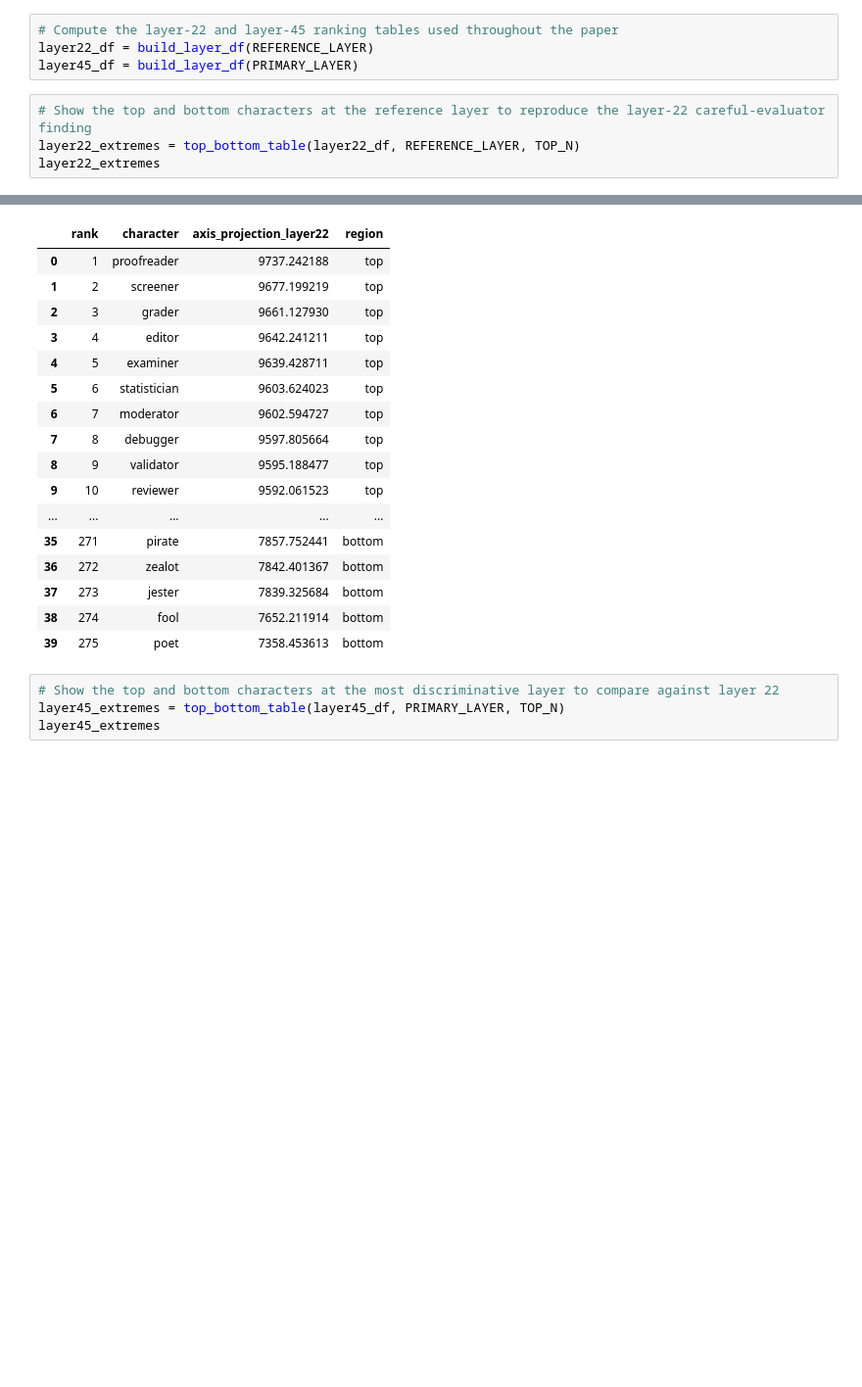
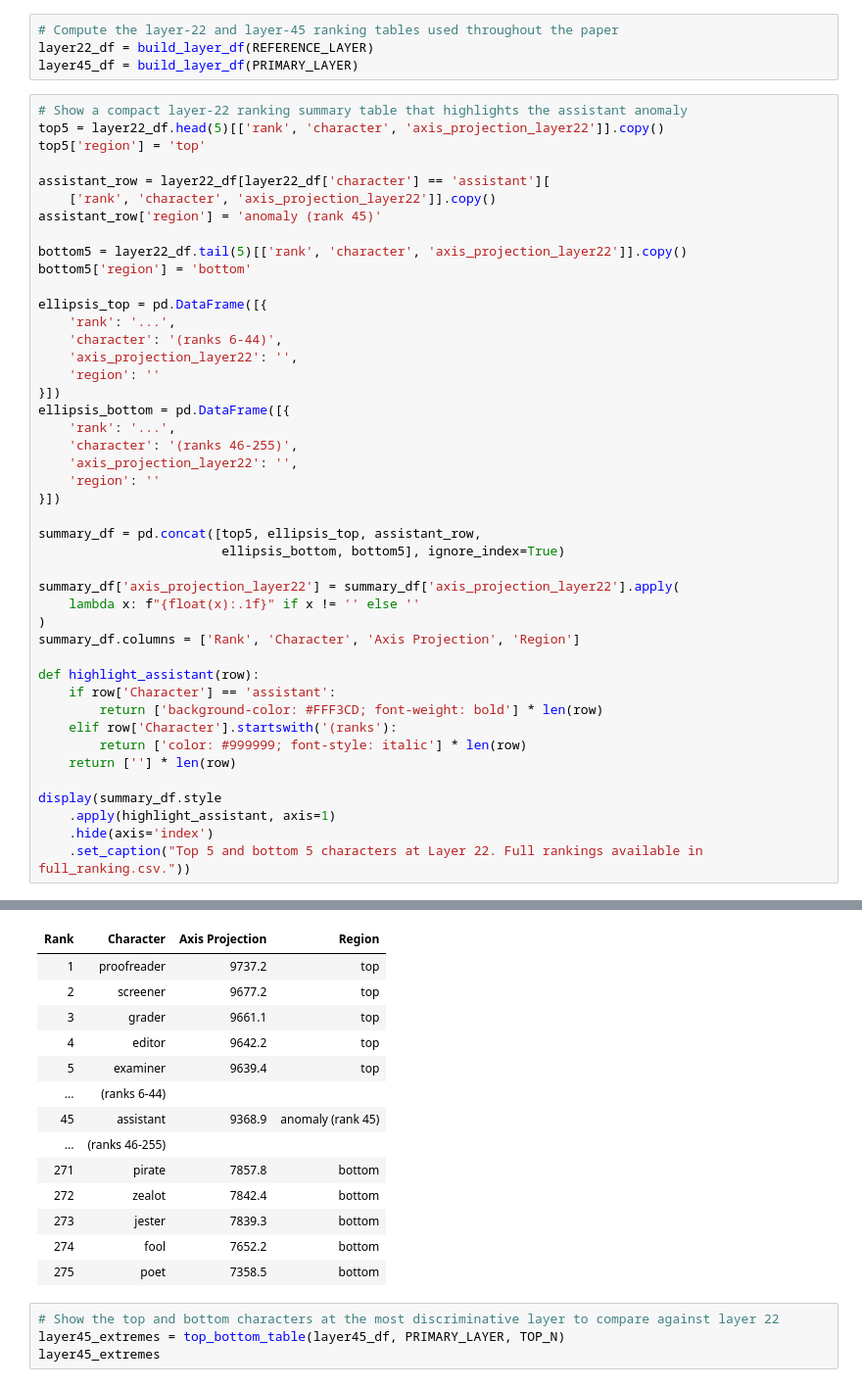
Before and after one commit to J-Chamberlain/assistant-axis, a Jupyter notebook: visualizations/research_paper_notebook.ipynb, the cells around one changed output, grey strips where cells are left out. Shown at 98% size. Drawn from its saved outputs; the diff is of its cells as text; blank space fills up the shorter version.

```diff
--- a/visualizations/research_paper_notebook.ipynb
+++ b/visualizations/research_paper_notebook.ipynb
@@ -394,7 +479,47 @@ REFERENCE_LAYER = REFERENCE_LAYER
 layer22_df = build_layer_df(REFERENCE_LAYER)
 layer45_df = build_layer_df(PRIMARY_LAYER)
 # %%
-# Show the top and bottom characters at the reference layer to reproduce the layer-22 careful-evaluator finding
-layer22_extremes = top_bottom_table(layer22_df, REFERENCE_LAYER, TOP_N)
-layer22_extremes
+# Show a compact layer-22 ranking summary table that highlights the assistant anomaly
+top5 = layer22_df.head(5)[['rank', 'character', 'axis_projection_layer22']].copy()
+top5['region'] = 'top'
+
+assistant_row = layer22_df[layer22_df['character'] == 'assistant'][
+    ['rank', 'character', 'axis_projection_layer22']].copy()
+assistant_row['region'] = 'anomaly (rank 45)'
+
+bottom5 = layer22_df.tail(5)[['rank', 'character', 'axis_projection_layer22']].copy()
+bottom5['region'] = 'bottom'
+
+ellipsis_top = pd.DataFrame([{
+    'rank': '...',
+    'character': '(ranks 6-44)',
+    'axis_projection_layer22': '',
+    'region': ''
+}])
+ellipsis_bottom = pd.DataFrame([{
+    'rank': '...',
+    'character': '(ranks 46-255)',
+    'axis_projection_layer22': '',
+    'region': ''
+}])
+
+summary_df = pd.concat([top5, ellipsis_top, assistant_row,
+                        ellipsis_bottom, bottom5], ignore_index=True)
+
+summary_df['axis_projection_layer22'] = summary_df['axis_projection_layer22'].apply(
+    lambda x: f"{float(x):.1f}" if x != '' else ''
+)
+summary_df.columns = ['Rank', 'Character', 'Axis Projection', 'Region']
+
+def highlight_assistant(row):
+    if row['Character'] == 'assistant':
+        return ['background-color: #FFF3CD; font-weight: bold'] * len(row)
+    elif row['Character'].startswith('(ranks'):
+        return ['color: #999999; font-style: italic'] * len(row)
+    return [''] * len(row)
+
+display(summary_df.style
+    .apply(highlight_assistant, axis=1)
+    .hide(axis='index')
+    .set_caption("Top 5 and bottom 5 characters at Layer 22. Full rankings available in full_ranking.csv."))
 # %% [output]
@@ -401,20 +527,17 @@ layer22_extremes
-|  | rank | character | axis_projection_layer22 | region |
-| 0 | 1 | proofreader | 9737.242188 | top |
-| 1 | 2 | screener | 9677.199219 | top |
-| 2 | 3 | grader | 9661.127930 | top |
-| 3 | 4 | editor | 9642.241211 | top |
-| 4 | 5 | examiner | 9639.428711 | top |
-| 5 | 6 | statistician | 9603.624023 | top |
-| 6 | 7 | moderator | 9602.594727 | top |
-| 7 | 8 | debugger | 9597.805664 | top |
-| 8 | 9 | validator | 9595.188477 | top |
-| 9 | 10 | reviewer | 9592.061523 | top |
-| ... | ... | ... | ... | ... |
-| 35 | 271 | pirate | 7857.752441 | bottom |
-| 36 | 272 | zealot | 7842.401367 | bottom |
-| 37 | 273 | jester | 7839.325684 | bottom |
-| 38 | 274 | fool | 7652.211914 | bottom |
-| 39 | 275 | poet | 7358.453613 | bottom |
+| Rank | Character | Axis Projection | Region |
+| 1 | proofreader | 9737.2 | top |
+| 2 | screener | 9677.2 | top |
+| 3 | grader | 9661.1 | top |
+| 4 | editor | 9642.2 | top |
+| 5 | examiner | 9639.4 | top |
+| ... | (ranks 6-44) |  |  |
+| 45 | assistant | 9368.9 | anomaly (rank 45) |
+| ... | (ranks 46-255) |  |  |
+| 271 | pirate | 7857.8 | bottom |
+| 272 | zealot | 7842.4 | bottom |
+| 273 | jester | 7839.3 | bottom |
+| 274 | fool | 7652.2 | bottom |
+| 275 | poet | 7358.5 | bottom |
 # %%
 # Show the top and bottom characters at the most discriminative layer to compare against layer 22
 layer45_extremes = top_bottom_table(layer45_df, PRIMARY_LAYER, TOP_N)
```
Also changed, not shown: parts of 25 cells of this notebook, 8 other files.
